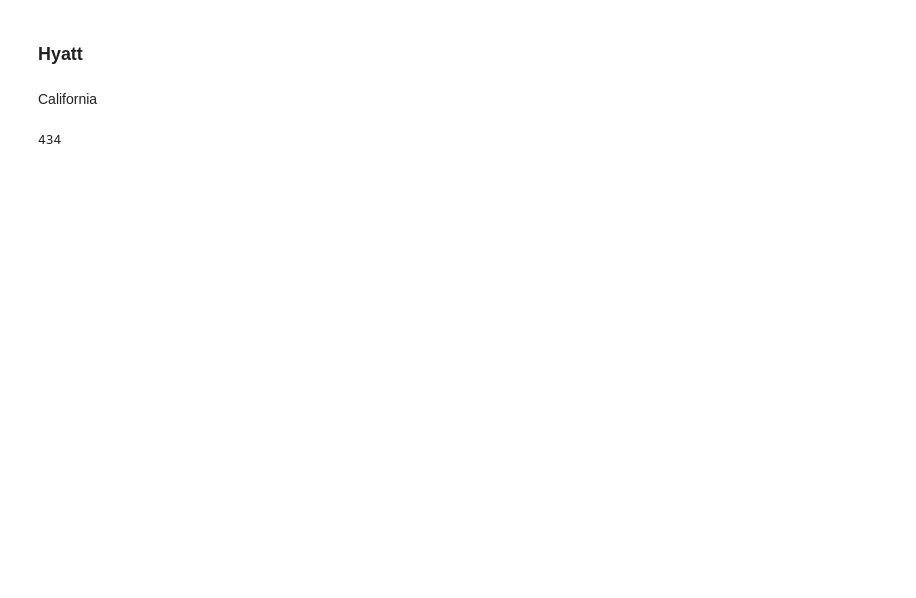
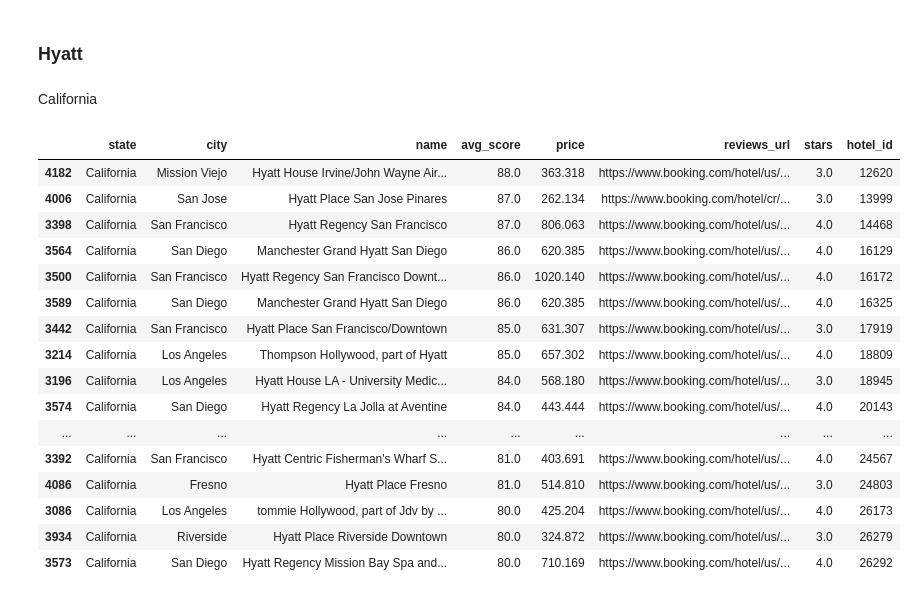
Before and after one commit to LeonardoCostaH/PF_DS_YELP, a Jupyter notebook: scrapping/04_hotels_reviews.ipynb, the cells around one changed output. Drawn from its saved outputs; the diff is of its cells as text; code cells hidden in the pictures; blank space fills up the shorter version.

```diff
--- a/scrapping/04_hotels_reviews.ipynb
+++ b/scrapping/04_hotels_reviews.ipynb
@@ -10,9 +188,25 @@ usa_states = pd.read_csv("../files/data/usa_states.csv")
 # %% [markdown]
 California
 # %%
-hotels = pd.read_csv("../files/data/usa_hotels.csv", index_col=0)
+hotels = pd.read_csv("../files/data/booking/booking_hotels.csv", index_col=0)
 hotels.dropna(subset=["name"], inplace=True)
-clients_hotels = hotels[hotels["name"].str.contains("Hyatt")]
-clients_hotels.shape[0]
+clients_hotels = hotels[(hotels["name"].str.contains("Hyatt")) & (hotels["state"] == "California")]
+clients_hotels
 # %% [output]
-434
+|  | state | city | name | avg_score | price | reviews_url | stars | hotel_id |
+| 4182 | California | Mission Viejo | Hyatt House Irvine/John Wayne Air... | 88.0 | 363.318 | https://www.booking.com/hotel/us/... | 3.0 | 12620 |
+| 4006 | California | San Jose | Hyatt Place San Jose Pinares | 87.0 | 262.134 | https://www.booking.com/hotel/cr/... | 3.0 | 13999 |
+| 3398 | California | San Francisco | Hyatt Regency San Francisco | 87.0 | 806.063 | https://www.booking.com/hotel/us/... | 4.0 | 14468 |
+| 3564 | California | San Diego | Manchester Grand Hyatt San Diego | 86.0 | 620.385 | https://www.booking.com/hotel/us/... | 4.0 | 16129 |
+| 3500 | California | San Francisco | Hyatt Regency San Francisco Downt... | 86.0 | 1020.140 | https://www.booking.com/hotel/us/... | 4.0 | 16172 |
+| 3589 | California | San Diego | Manchester Grand Hyatt San Diego | 86.0 | 620.385 | https://www.booking.com/hotel/us/... | 4.0 | 16325 |
+| 3442 | California | San Francisco | Hyatt Place San Francisco/Downtown | 85.0 | 631.307 | https://www.booking.com/hotel/us/... | 3.0 | 17919 |
+| 3214 | California | Los Angeles | Thompson Hollywood, part of Hyatt | 85.0 | 657.302 | https://www.booking.com/hotel/us/... | 4.0 | 18809 |
+| 3196 | California | Los Angeles | Hyatt House LA - University Medic... | 84.0 | 568.180 | https://www.booking.com/hotel/us/... | 3.0 | 18945 |
+| 3574 | California | San Diego | Hyatt Regency La Jolla at Aventine | 84.0 | 443.444 | https://www.booking.com/hotel/us/... | 4.0 | 20143 |
+| ... | ... | ... | ... | ... | ... | ... | ... | ... |
+| 3392 | California | San Francisco | Hyatt Centric Fisherman's Wharf S... | 81.0 | 403.691 | https://www.booking.com/hotel/us/... | 4.0 | 24567 |
+| 4086 | California | Fresno | Hyatt Place Fresno | 81.0 | 514.810 | https://www.booking.com/hotel/us/... | 3.0 | 24803 |
+| 3086 | California | Los Angeles | tommie Hollywood, part of Jdv by ... | 80.0 | 425.204 | https://www.booking.com/hotel/us/... | 4.0 | 26173 |
+| 3934 | California | Riverside | Hyatt Place Riverside Downtown | 80.0 | 324.872 | https://www.booking.com/hotel/us/... | 3.0 | 26279 |
+| 3573 | California | San Diego | Hyatt Regency Mission Bay Spa and... | 80.0 | 710.169 | https://www.booking.com/hotel/us/... | 4.0 | 26292 |
```
Also changed, not shown: parts of 5 cells of this notebook, 10 other files.
